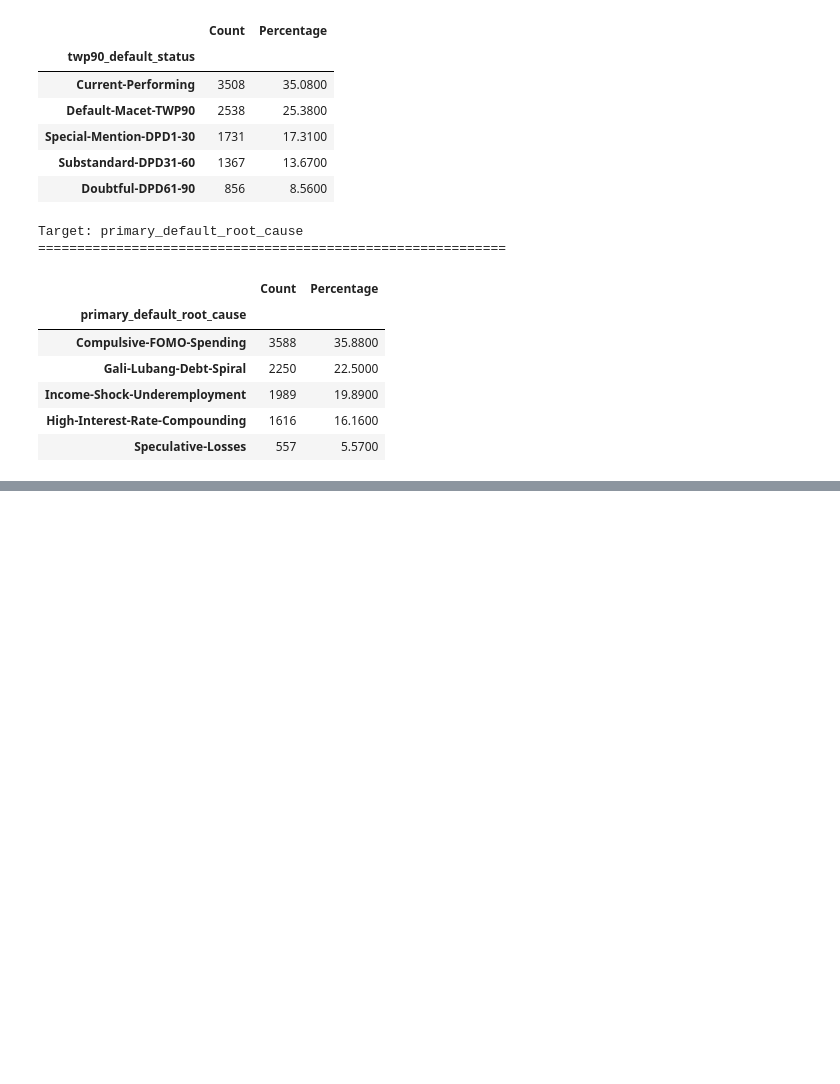
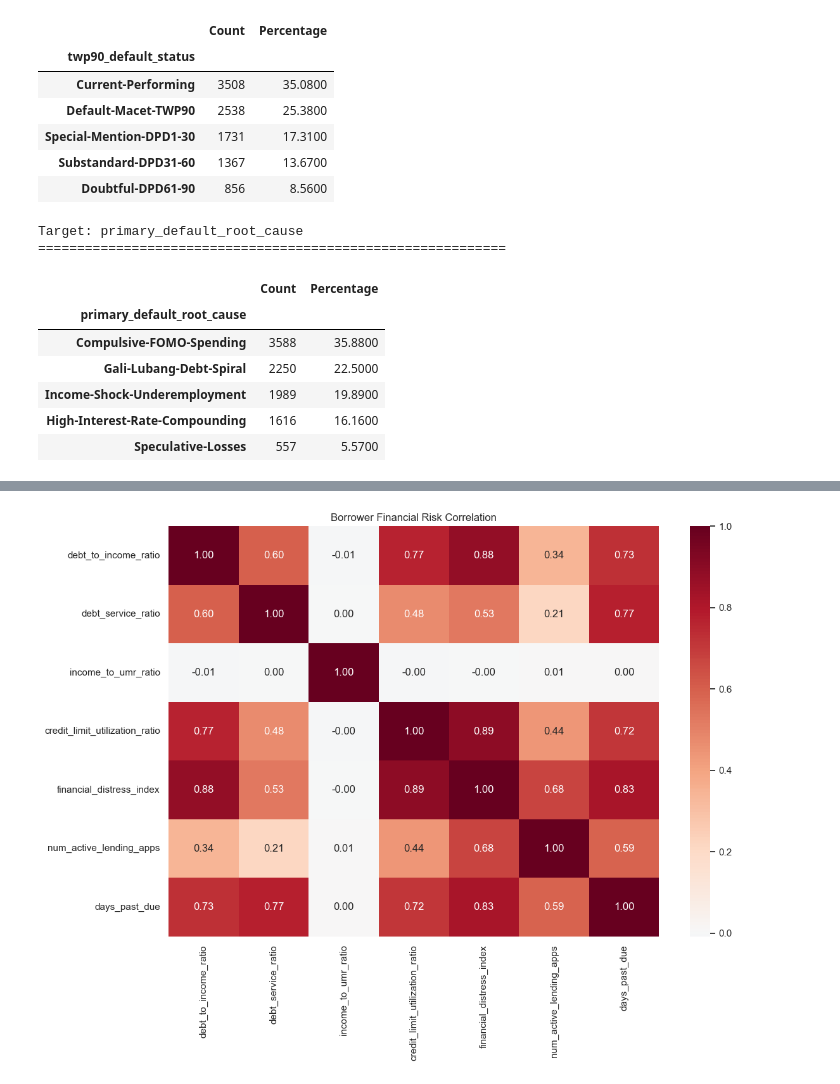
Before and after one commit to Mipjeiger/Indo-Paylater-analytics, a Jupyter notebook: researchment/05_AI_Engineering.ipynb, the cells around one changed output, grey strips where cells are left out. Cells and saved outputs as stored; diff of their text form; code cells hidden in the pictures; blank space fills up the shorter version.

```diff
--- a/researchment/05_AI_Engineering.ipynb
+++ b/researchment/05_AI_Engineering.ipynb
@@ -374,0 +438,32 @@ Target: primary_default_root_cause
+# %%
+# Financial vulnerability relationships
+risk_features = [
+    "debt_to_income_ratio",
+    "debt_service_ratio",
+    "income_to_umr_ratio",
+    "credit_limit_utilization_ratio",
+    "financial_distress_index",
+    "num_active_lending_apps",
+    "days_past_due"
+]
+
+correlation_matrix = df[
+    risk_features
+].corr(method="spearman")
+
+plt.figure(figsize=(12, 9))
+
+sns.heatmap(
+    correlation_matrix,
+    annot=True,
+    cmap="RdBu_r",
+    center=0,
+    fmt=".2f"
+)
+
+plt.title("Borrower Financial Risk Correlation")
+
+plt.tight_layout()
+plt.show()
+# %% [output]
+[figure, added]
```
Also changed, not shown: parts of 15 cells of this notebook.
